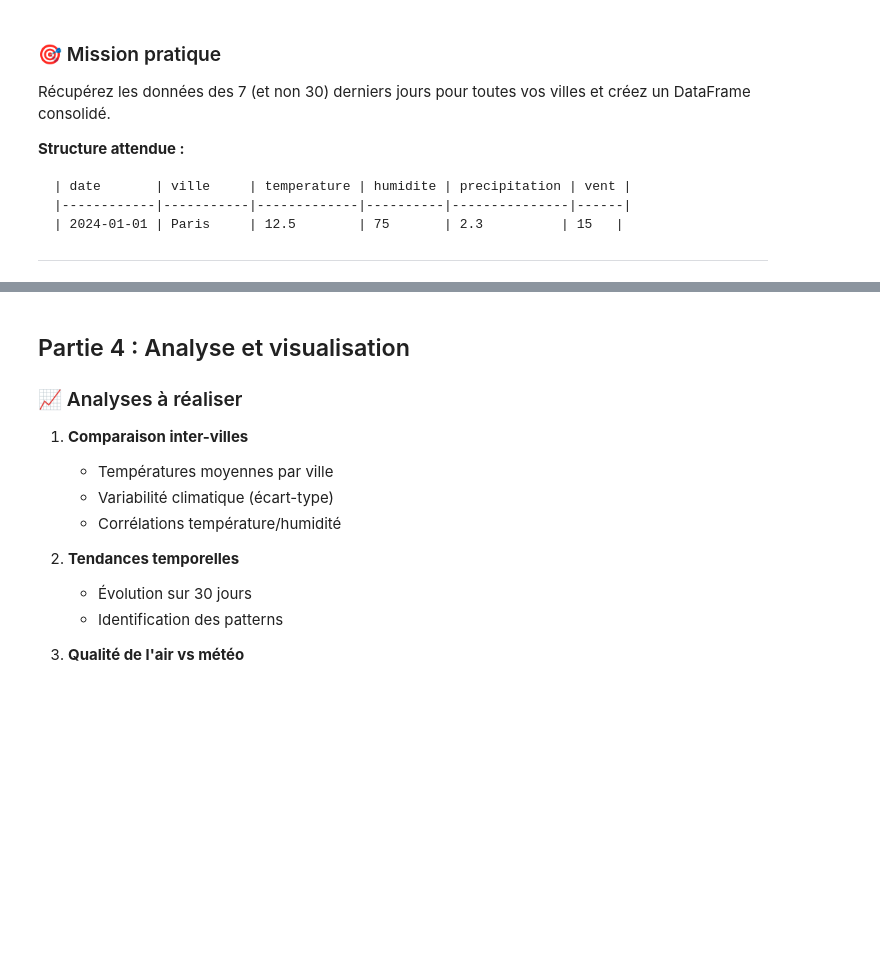
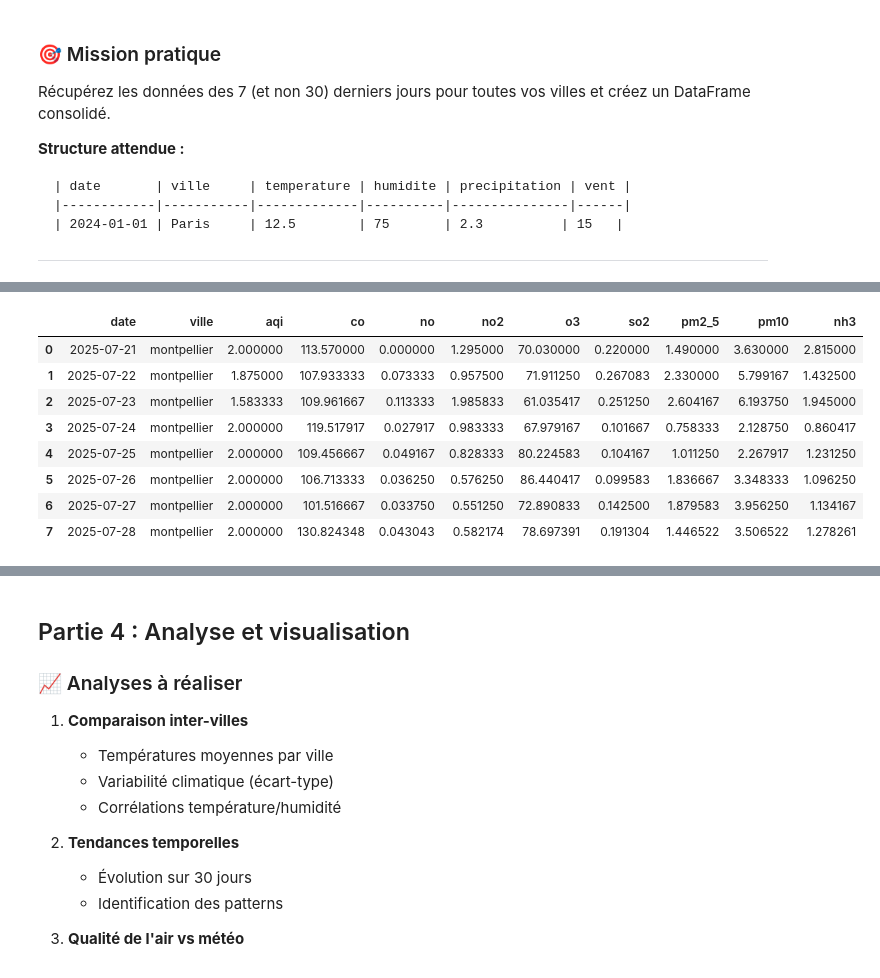
Before and after one commit to 17matb/data-analysis-solution, a Jupyter notebook: Notebook_1_Fondamentaux_Python_pour_l_ia.ipynb, the cells around one changed output, grey strips where cells are left out. Saved outputs shown, nothing was run; the diff lists cells and outputs as text; code cells hidden in the pictures; blank space fills up the shorter version.

```diff
--- a/Notebook_1_Fondamentaux_Python_pour_l_ia.ipynb
+++ b/Notebook_1_Fondamentaux_Python_pour_l_ia.ipynb
@@ -315,0 +288,73 @@ get_city_coordinates('montpellier')
+# %%
+## Partie 3 : API supplémentaire - Qualité de l'air
+
+### 🌬️ API OpenWeatherMap Air Pollution
+def get_air_quality(city, start, end, api_key):
+    """
+    Récupère les données de qualité de l'air
+
+    URL : http://api.openweathermap.org/data/2.5/air_pollution
+
+    Étapes :
+    1. Utiliser les coordonnées lat/lon des villes
+    2. Récupérer l'indice AQI et les composants (PM2.5, PM10, O3, etc.)
+    3. Joindre ces données avec vos données météo
+    """
+    city_coords = get_city_coordinates(city, api_key)
+
+    if city_coords == None:
+        return None
+
+    lat = city_coords.get('lat')
+    lon = city_coords.get('lon')
+
+    URL = 'http://api.openweathermap.org/data/2.5/air_pollution/history'
+    params = {
+        'lat': lat,
+        'lon': lon,
+        'start': start,
+        'end': end,
+        'appid': api_key
+    }
+
+    try:
+        response = requests.get(URL, params)
+        response.raise_for_status()
+
+        response_data = response.json()
+        # print(response.url)
+
+        air_quality_info = [{
+                'ville': city,
+                'date': i.get('dt'),
+                'aqi': i.get('main', {}).get('aqi'),
+                **i.get('components')
+            }
+            for i in response_data.get('list')]
+
+        df_air_quality = pd.DataFrame(air_quality_info)
+
+        # convertir le timestamp en datetime puis ne garder que la date
+        df_air_quality['date'] = pd.to_datetime(df_air_quality['date'], unit='s').dt.date
+
+        # on groupe par date et par ville pour n'avoir qu'une seule valeur par jour et par ville et on reset index car autrement date et ville deviennent l'index du df ce qu'on ne veut surtout pas
+        df_air_quality_day_by_day = df_air_quality.groupby(['date', 'ville']).mean().reset_index()
+
+        return df_air_quality_day_by_day
+    except requests.exceptions.HTTPError as http_e:
+        if response.status_code == 401:
+            print('401 Unauthorized: Invalid API key')
+    except Exception as e:
+        print(f'error: {e}')
+
+get_air_quality('montpellier', SEVEN_DAYS_AGO_TIMESTAMP, TODAY_TIMESTAMP, API_KEY_OWM)
+# %% [output]
+|  | date | ville | aqi | co | no | no2 | o3 | so2 | pm2_5 | pm10 | nh3 |
+| 0 | 2025-07-21 | montpellier | 2.000000 | 113.570000 | 0.000000 | 1.295000 | 70.030000 | 0.220000 | 1.490000 | 3.630000 | 2.815000 |
+| 1 | 2025-07-22 | montpellier | 1.875000 | 107.933333 | 0.073333 | 0.957500 | 71.911250 | 0.267083 | 2.330000 | 5.799167 | 1.432500 |
+| 2 | 2025-07-23 | montpellier | 1.583333 | 109.961667 | 0.113333 | 1.985833 | 61.035417 | 0.251250 | 2.604167 | 6.193750 | 1.945000 |
+| 3 | 2025-07-24 | montpellier | 2.000000 | 119.517917 | 0.027917 | 0.983333 | 67.979167 | 0.101667 | 0.758333 | 2.128750 | 0.860417 |
+| 4 | 2025-07-25 | montpellier | 2.000000 | 109.456667 | 0.049167 | 0.828333 | 80.224583 | 0.104167 | 1.011250 | 2.267917 | 1.231250 |
+| 5 | 2025-07-26 | montpellier | 2.000000 | 106.713333 | 0.036250 | 0.576250 | 86.440417 | 0.099583 | 1.836667 | 3.348333 | 1.096250 |
+| 6 | 2025-07-27 | montpellier | 2.000000 | 101.516667 | 0.033750 | 0.551250 | 72.890833 | 0.142500 | 1.879583 | 3.956250 | 1.134167 |
+| 7 | 2025-07-28 | montpellier | 2.000000 | 130.824348 | 0.043043 | 0.582174 | 78.697391 | 0.191304 | 1.446522 | 3.506522 | 1.278261 |
```
Also changed, not shown: parts of 12 cells of this notebook, 1 other file.
